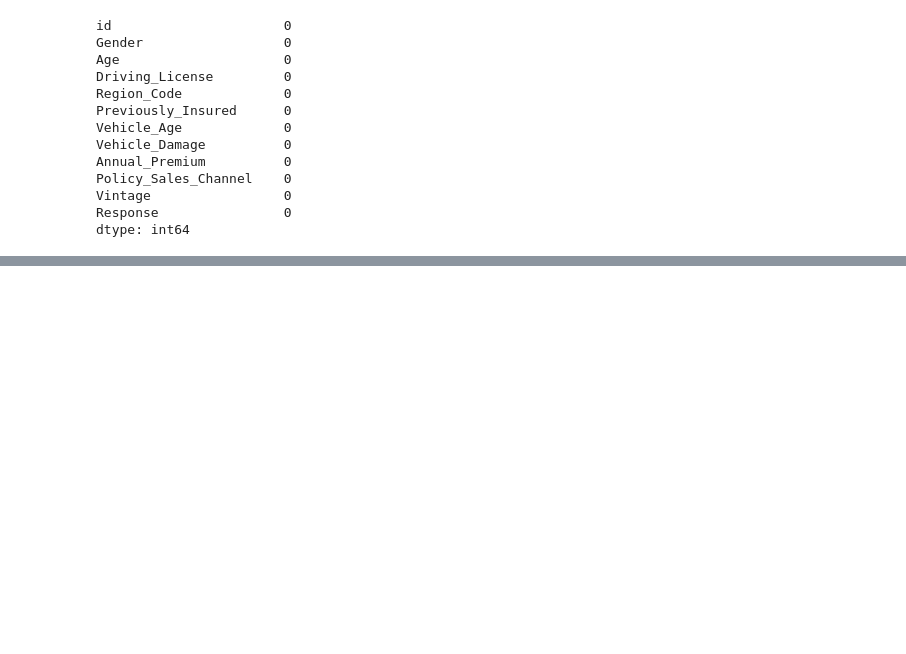
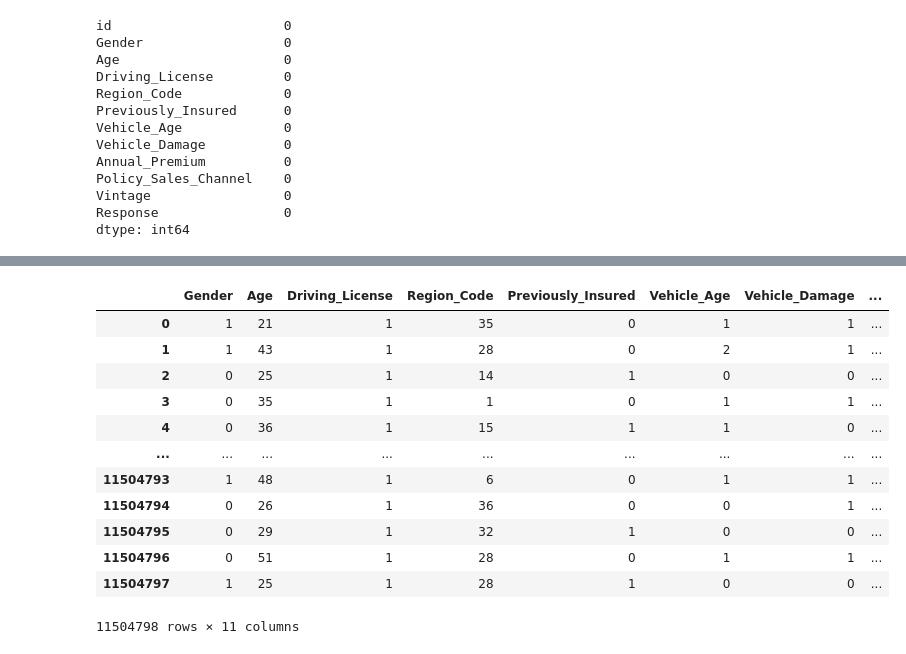
Before and after one commit to khadidja2005/Kaggle_challenges, a Jupyter notebook: classification_health_insurance.ipynb, the cells around one changed output, grey strips where cells are left out. Saved outputs shown, nothing was run; the diff lists cells and outputs as text; code cells hidden in the pictures; blank space fills up the shorter version.

```diff
--- a/classification_health_insurance.ipynb
+++ b/classification_health_insurance.ipynb
@@ -134,5 +150,36 @@ dtype: int64
 from sklearn.preprocessing import LabelEncoder
 from sklearn.preprocessing import StandardScaler , MinMaxScaler , RobustScaler
 le = LabelEncoder()
+test_id = test_df["id"]
 def cleandata(data):
-    data.drop(columns = ["id"])
+    data = data.drop(columns = ["id"])
+    data["Gender"] =le.fit_transform(data["Gender"])
+    data["Vehicle_Damage"] = le.fit_transform(data["Vehicle_Damage"])
+    experience_mapping = {
+    "< 1 Year": 0,
+    "1-2 Year": 1,
+    "> 2 Years": 2
+     }
+    data["Vehicle_Age"] =data["Vehicle_Age"].map(experience_mapping)
+    float_cols = data.select_dtypes(include=['float']).columns
+    data[float_cols] = data[float_cols].astype(int)
+    return data
+# %%
+train_df = cleandata(train_df)
+test_df = cleandata(test_df)
+# %%
+train_df
+# %% [output]
+|  | Gender | Age | Driving_License | Region_Code | Previously_Insured | Vehicle_Age | Vehicle_Damage | ... |
+| 0 | 1 | 21 | 1 | 35 | 0 | 1 | 1 | ... |
+| 1 | 1 | 43 | 1 | 28 | 0 | 2 | 1 | ... |
+| 2 | 0 | 25 | 1 | 14 | 1 | 0 | 0 | ... |
+| 3 | 0 | 35 | 1 | 1 | 0 | 1 | 1 | ... |
+| 4 | 0 | 36 | 1 | 15 | 1 | 1 | 0 | ... |
+| ... | ... | ... | ... | ... | ... | ... | ... | ... |
+| 11504793 | 1 | 48 | 1 | 6 | 0 | 1 | 1 | ... |
+| 11504794 | 0 | 26 | 1 | 36 | 0 | 0 | 1 | ... |
+| 11504795 | 0 | 29 | 1 | 32 | 1 | 0 | 0 | ... |
+| 11504796 | 0 | 51 | 1 | 28 | 0 | 1 | 1 | ... |
+| 11504797 | 1 | 25 | 1 | 28 | 1 | 0 | 0 | ... |
+11504798 rows × 11 columns
```
Also changed, not shown: parts of 16 cells of this notebook.
